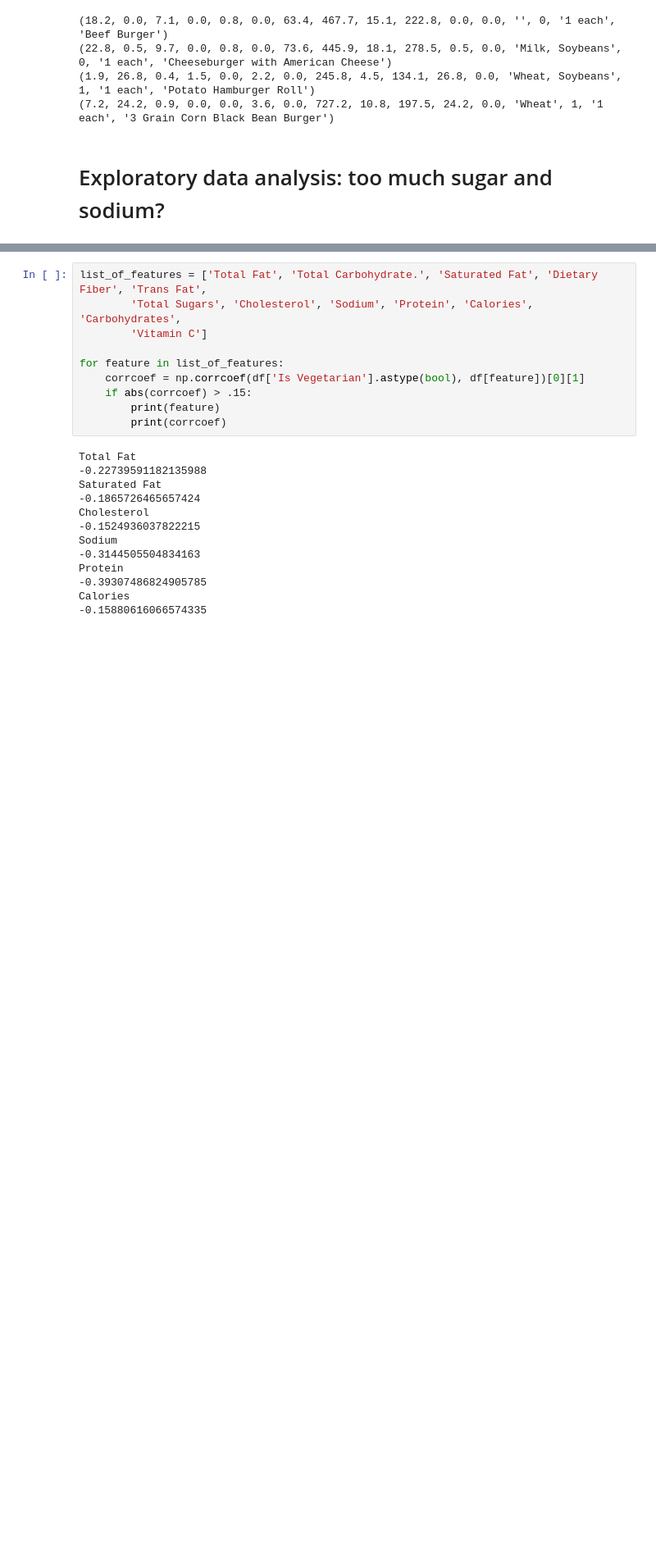
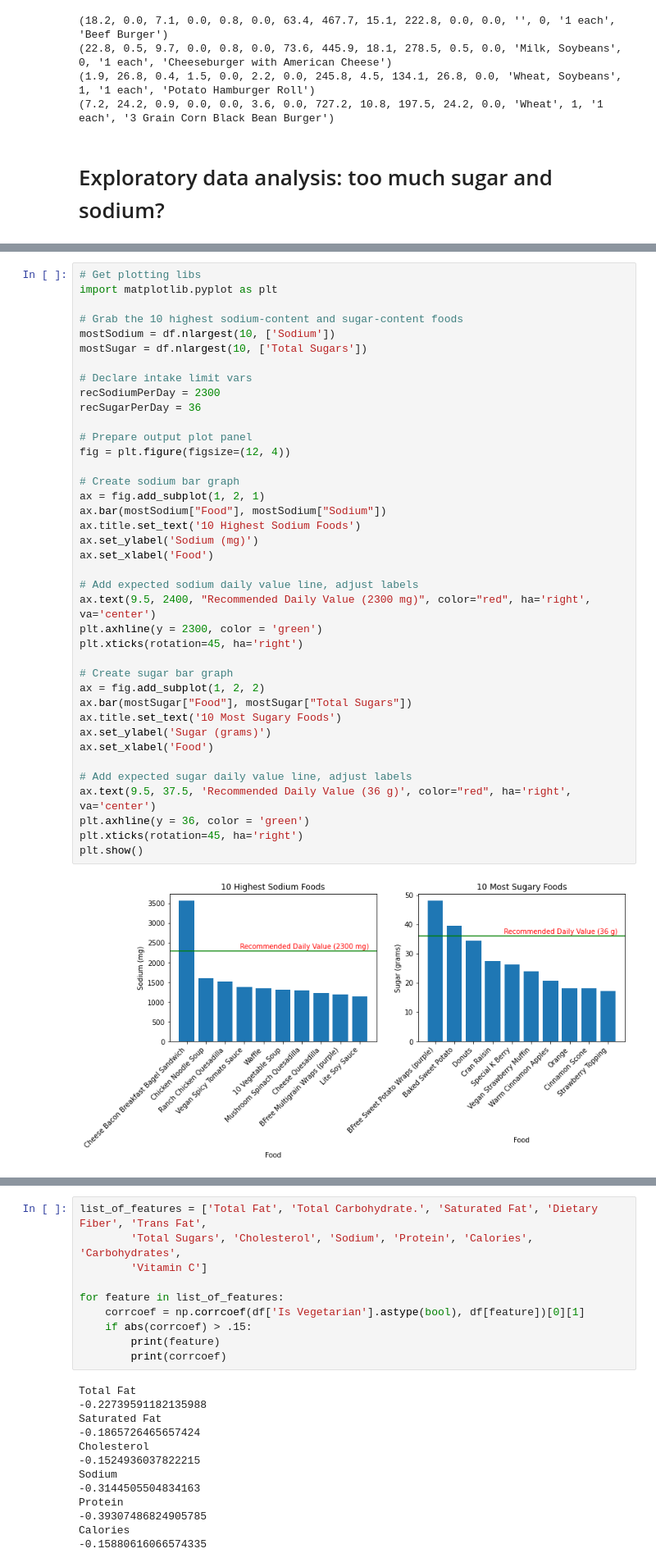
Before and after one commit to harlansgs/fall-2021-umd-dining-analysis, a Jupyter notebook: Meats at Maryland.ipynb, the cells around one changed output, grey strips where cells are left out. Shown at 82% size. Saved outputs shown, nothing was run; the diff lists cells and outputs as text; blank space fills up the shorter version.

```diff
--- a/Meats at Maryland.ipynb
+++ b/Meats at Maryland.ipynb
@@ -419 +378,42 @@ plt.show()
+# %%
+# Get plotting libs
+import matplotlib.pyplot as plt
+
+# Grab the 10 highest sodium-content and sugar-content foods
+mostSodium = df.nlargest(10, ['Sodium'])
+mostSugar = df.nlargest(10, ['Total Sugars'])
+
+# Declare intake limit vars
+recSodiumPerDay = 2300
+recSugarPerDay = 36
+
+# Prepare output plot panel
+fig = plt.figure(figsize=(12, 4))
+
+# Create sodium bar graph
+ax = fig.add_subplot(1, 2, 1)
+ax.bar(mostSodium["Food"], mostSodium["Sodium"])
+ax.title.set_text('10 Highest Sodium Foods')
+ax.set_ylabel('Sodium (mg)')
+ax.set_xlabel('Food')
+
+# Add expected sodium daily value line, adjust labels
+ax.text(9.5, 2400, "Recommended Daily Value (2300 mg)", color="red", ha='right', va='center')
+plt.axhline(y = 2300, color = 'green')
+plt.xticks(rotation=45, ha='right')
+
+# Create sugar bar graph
+ax = fig.add_subplot(1, 2, 2)
+ax.bar(mostSugar["Food"], mostSugar["Total Sugars"])
+ax.title.set_text('10 Most Sugary Foods')
+ax.set_ylabel('Sugar (grams)')
+ax.set_xlabel('Food')
+
+# Add expected sugar daily value line, adjust labels
+ax.text(9.5, 37.5, 'Recommended Daily Value (36 g)', color="red", ha='right', va='center')
+plt.axhline(y = 36, color = 'green')
+plt.xticks(rotation=45, ha='right')
+plt.show()
+# %% [output]
+[figure, added]
 # %% [markdown]
```
Also changed, not shown: parts of 13 cells of this notebook, 1 other file.
